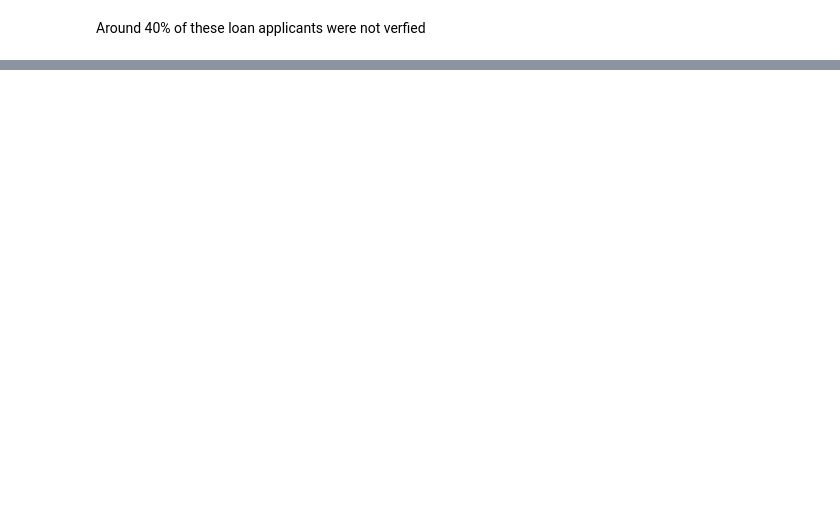
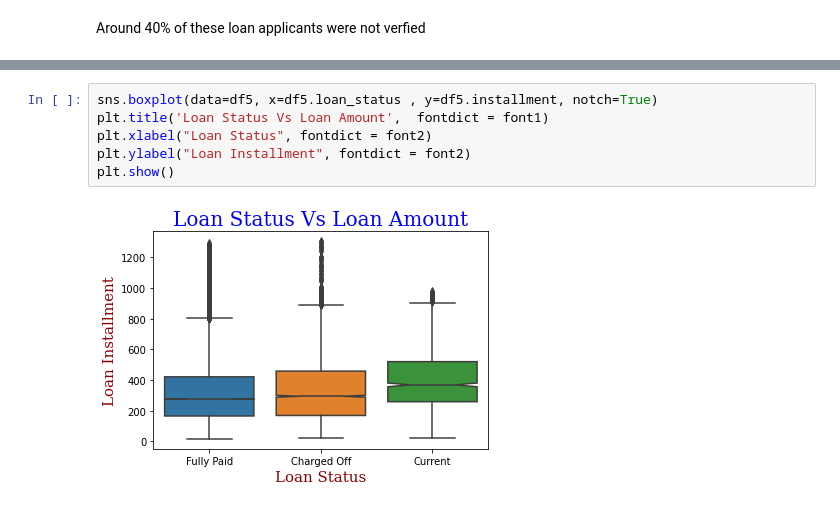
Before and after one commit to hargurjeet/Lending-Club-CaseStudy, a Jupyter notebook: Lending_Club_Case_Study.ipynb, the cells around one changed output, grey strips where cells are left out. Drawn from its saved outputs; the diff is of its cells as text; blank space fills up the shorter version.

```diff
--- a/Lending_Club_Case_Study.ipynb
+++ b/Lending_Club_Case_Study.ipynb
@@ -300,0 +354,8 @@ Around 40% of these loan applicants were not verfied
+# %%
+sns.boxplot(data=df5, x=df5.loan_status , y=df5.installment, notch=True)
+plt.title('Loan Status Vs Loan Amount',  fontdict = font1)
+plt.xlabel("Loan Status", fontdict = font2)
+plt.ylabel("Loan Installment", fontdict = font2)
+plt.show()
+# %% [output]
+[figure, added]
```
Also changed, not shown: parts of 8 cells of this notebook.
